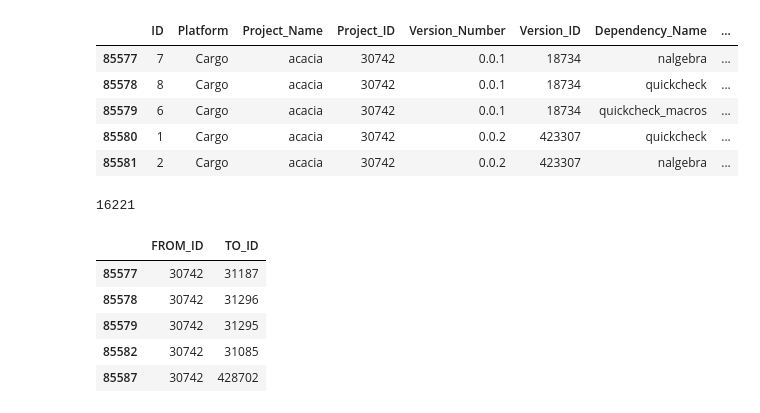
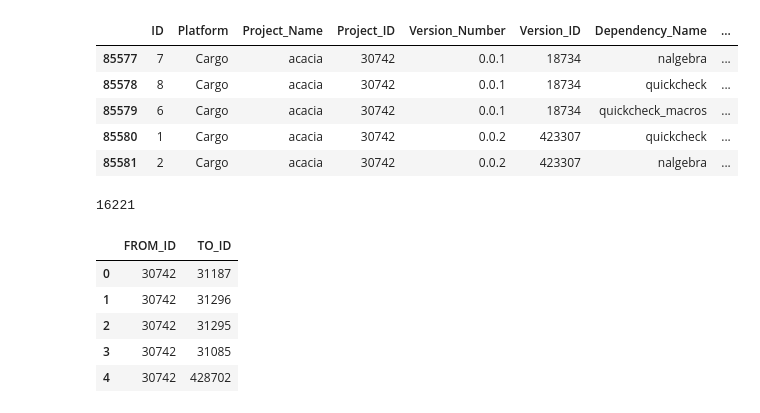
Before and after one commit to oscoin/osrank, a Jupyter notebook: osrank.ipynb, the cells around one changed output. Cells and saved outputs as stored; diff of their text form; code cells hidden in the pictures.

Commit message:
Finalize data cleaning for ssubset dependencies

```diff
--- a/osrank.ipynb
+++ b/osrank.ipynb
@@ -224,8 +225,8 @@ array(['Dub', 'Hex', 'Pub', 'NPM', 'Cargo', 'Pypi', 'Packagist',
        'Homebrew', 'Haxelib', 'Puppet'], dtype=object)
 # %%
 #Reduce to single platform
-haskell_deps = deps[(deps.Platform == "Cargo")]
-haskell_deps.head()
+subset_deps = deps[(deps.Platform == "Cargo")]
+subset_deps.head()
 # %% [output]
 |  | ID | Platform | Project_Name | Project_ID | Version_Number | Version_ID | Dependency_Name | ... |
 | 85577 | 7 | Cargo | acacia | 30742 | 0.0.1 | 18734 | nalgebra | ... |
@@ -239,21 +240,23 @@ len(unique_dep_ids)
 # %% [output]
 16221
 # %%
+#Compose dependency data frame
 #Extract only FROM and TO ID's
-df_final = haskell_deps[['Project_ID', 'Dependency_Project_ID']].copy()
+df_deps = subset_deps[['Project_ID', 'Dependency_Project_ID']].copy()
 #Rename Columns
-df_final = df_final.rename(columns={'Project_ID': 'FROM_ID', 'Dependency_Project_ID': 'TO_ID'})
+df_deps = df_deps.rename(columns={'Project_ID': 'FROM_ID', 'Dependency_Project_ID': 'TO_ID'})
 #Change TO_ID to int
-df_final.TO_ID = df_final.TO_ID.astype('Int64')
+df_deps.TO_ID = df_deps.TO_ID.astype('Int64')
 #Drop NAs
-df_final.dropna()
+df_deps.dropna()
 #Dedup
-df_final = df_final.drop_duplicates()
-df_final.head()
+df_deps = df_deps.drop_duplicates()
+df_deps = df_deps.reset_index(drop=True)
+df_deps.head()
 # %% [output]
 |  | FROM_ID | TO_ID |
-| 85577 | 30742 | 31187 |
-| 85578 | 30742 | 31296 |
-| 85579 | 30742 | 31295 |
-| 85582 | 30742 | 31085 |
-| 85587 | 30742 | 428702 |
+| 0 | 30742 | 31187 |
+| 1 | 30742 | 31296 |
+| 2 | 30742 | 31295 |
+| 3 | 30742 | 31085 |
+| 4 | 30742 | 428702 |
```
Also changed, not shown: parts of 9 cells of this notebook.
